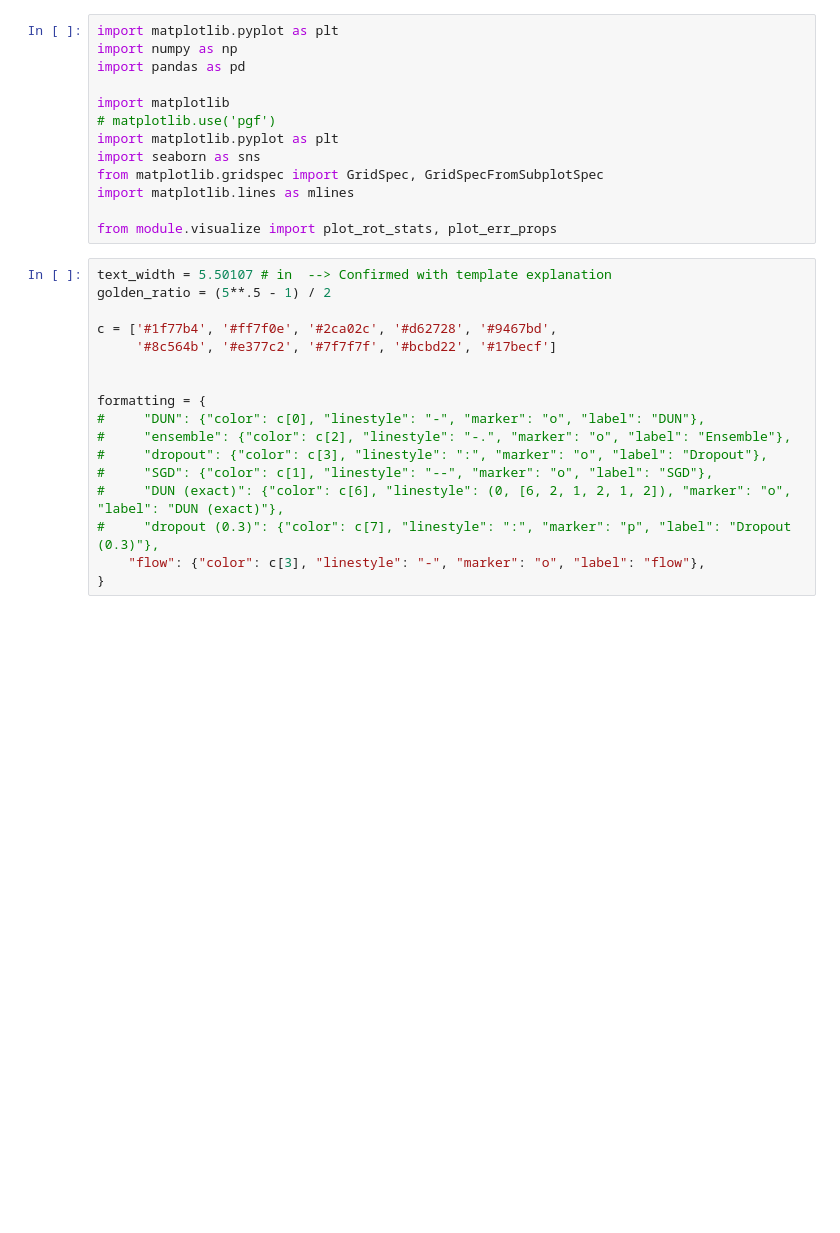
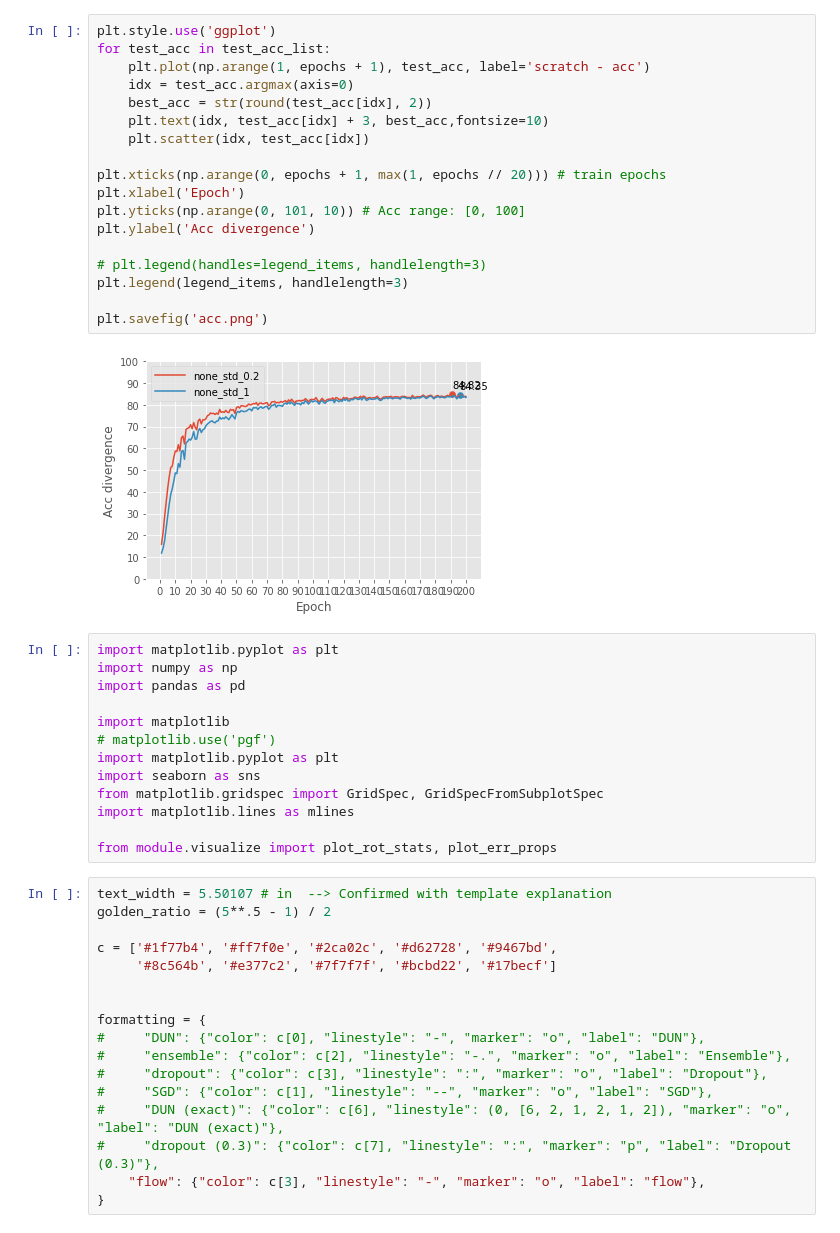
Before and after one commit to a07458666/UncertaintyFlow, a Jupyter notebook: image.ipynb, the cells around one changed output. Cells and saved outputs as stored; diff of their text form; blank space fills up the shorter version.

```diff
--- a/image.ipynb
+++ b/image.ipynb
@@ -1,3 +49,23 @@
+# %%
+plt.style.use('ggplot')
+for test_acc in test_acc_list:
+    plt.plot(np.arange(1, epochs + 1), test_acc, label='scratch - acc')
+    idx = test_acc.argmax(axis=0)
+    best_acc = str(round(test_acc[idx], 2))
+    plt.text(idx, test_acc[idx] + 3, best_acc,fontsize=10)
+    plt.scatter(idx, test_acc[idx])
+
+plt.xticks(np.arange(0, epochs + 1, max(1, epochs // 20))) # train epochs
+plt.xlabel('Epoch')
+plt.yticks(np.arange(0, 101, 10)) # Acc range: [0, 100]
+plt.ylabel('Acc divergence')
+
+# plt.legend(handles=legend_items, handlelength=3)
+plt.legend(legend_items, handlelength=3)
+
+plt.savefig('acc.png')
+# %% [output]
+[figure, added]
 # %%
 import matplotlib.pyplot as plt
 import numpy as np
```
Also changed, not shown: parts of 1 cell of this notebook.
